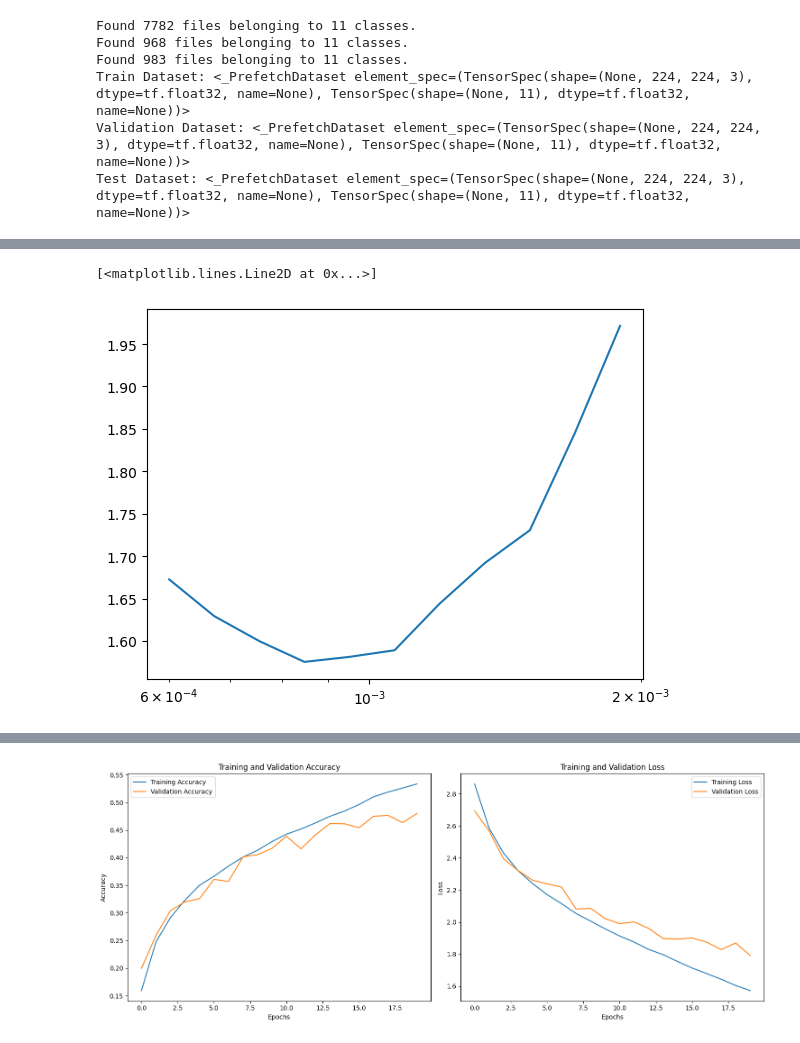
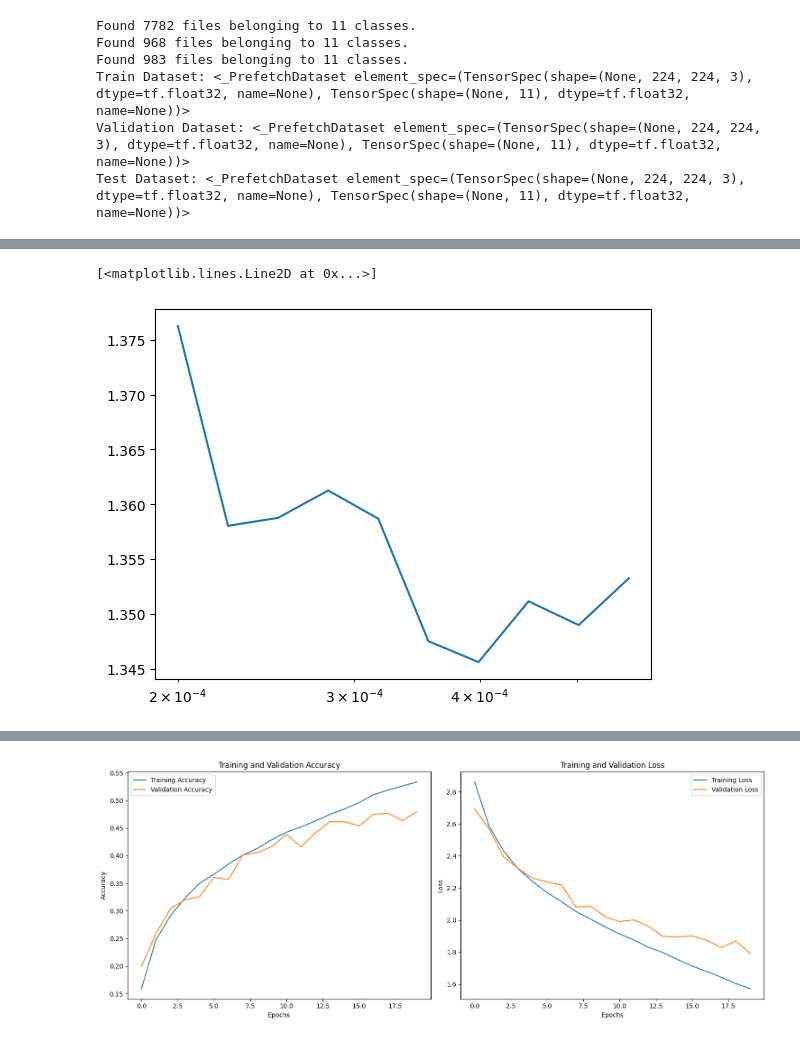
Before and after one commit to uchihamadara37/ML-capstone-bangkit, a Jupyter notebook: andre2.ipynb, the cells around one changed output, grey strips where cells are left out. Saved outputs shown, nothing was run; the diff lists cells and outputs as text; code cells hidden in the pictures.

```diff
--- a/andre2.ipynb
+++ b/andre2.ipynb
@@ -157,7 +157,7 @@ model = tf.keras.models.Sequential([
 
     tf.keras.layers.GlobalAveragePooling2D(),
 
-    tf.keras.layers.Dense(512, activation="relu"),
+    tf.keras.layers.Dense(128, activation="relu"),
     tf.keras.layers.Dense(len(label), activation='softmax')
 
     # # tf.keras.layers.BatchNormalization(),
@@ -202,12 +202,12 @@ Model: "sequential_3"
  Non-trainable params: 0 (0.00 B)
 # %%
 model.compile(
-    optimizer=tf.keras.optimizers.Adam(learning_rate=0.0001),
+    optimizer=tf.keras.optimizers.Adam(learning_rate=0.0004),
     loss='categorical_crossentropy',
     metrics=['accuracy']
 )
 
-lr_scheduler = tf.keras.callbacks.LearningRateScheduler(lambda epoch: 6e-4 * 10**(epoch / 20))
+lr_scheduler = tf.keras.callbacks.LearningRateScheduler(lambda epoch: 2e-4 * 10**(epoch / 20))
 
 early_stopping = tf.keras.callbacks.EarlyStopping(
     monitor='val_loss',
@@ -230,8 +230,8 @@ class PrintLearningRate(tf.keras.callbacks.Callback):
 history = model.fit(
     train_dataset_final,
     validation_data=val_dataset_final,
-    epochs=20,
+    epochs=10,
     verbose=2,
-    callbacks=[early_stopping]
+    callbacks=[early_stopping, lr_scheduler]
 )
 # %% [output]
@@ -260,10 +258,10 @@ Accuracy 0.6907426118850708
 # %%
 import matplotlib.pyplot as plt
 # %%
-plt.semilogx(history.history['learning_rate'], history.history['loss'])
+plt.semilogx(history.history['learning_rate'], history.history['val_loss'])
 # %% [output]
 [<matplotlib.lines.Line2D at 0x...>]
-[figure, old version]
+[figure, new version]
 # %%
 def plot_loss_acc(history):
   acc = history.history['accuracy']
```
Also changed, not shown: parts of 4 cells of this notebook.
